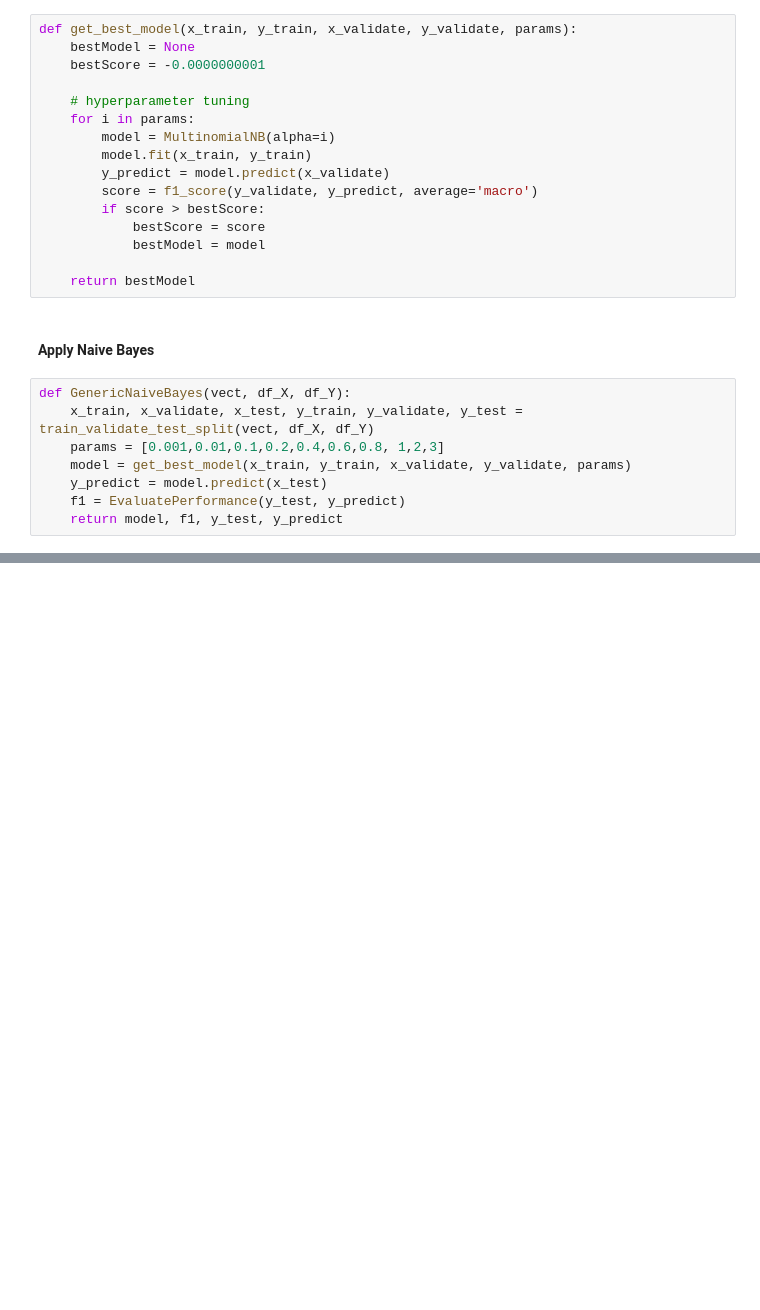
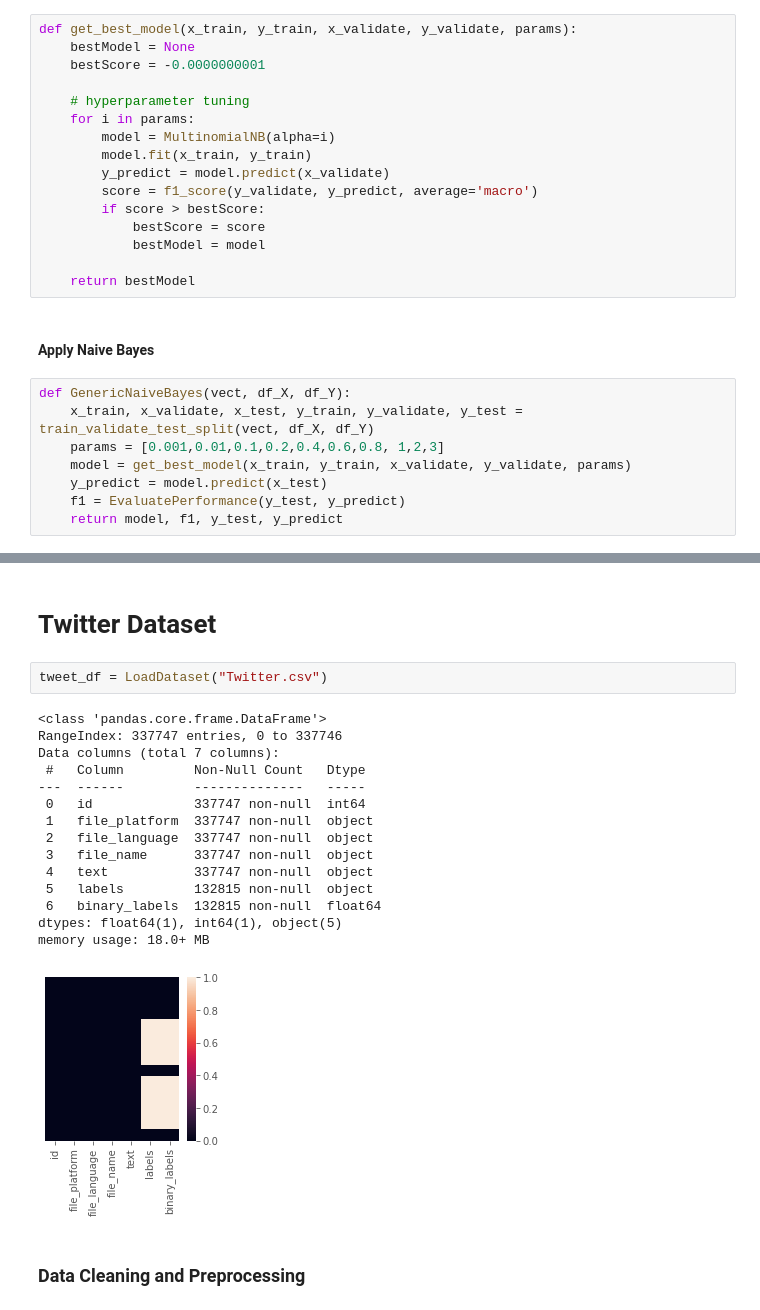
Before and after one commit to sayaranika/Abusive-Language-Detection-Using-Naive-Bayes, a Jupyter notebook: Abusive Language Detection.ipynb, the cells around one changed output, grey strips where cells are left out. Drawn from its saved outputs; the diff is of its cells as text; blank space fills up the shorter version.

```diff
--- a/Abusive Language Detection.ipynb
+++ b/Abusive Language Detection.ipynb
@@ -171,0 +188,22 @@ def GenericNaiveBayes(vect, df_X, df_Y):
+# %% [markdown]
+# Twitter Dataset
+# %%
+tweet_df = LoadDataset("Twitter.csv")
+# %% [output]
+<class 'pandas.core.frame.DataFrame'>
+RangeIndex: 337747 entries, 0 to 337746
+Data columns (total 7 columns):
+ #   Column         Non-Null Count   Dtype
+---  ------         --------------   -----
+ 0   id             337747 non-null  int64
+ 1   file_platform  337747 non-null  object
+ 2   file_language  337747 non-null  object
+ 3   file_name      337747 non-null  object
+ 4   text           337747 non-null  object
+ 5   labels         132815 non-null  object
+ 6   binary_labels  132815 non-null  float64
+dtypes: float64(1), int64(1), object(5)
+memory usage: 18.0+ MB
+[figure, added]
+# %% [markdown]
+### Data Cleaning and Preprocessing
```
Also changed, not shown: parts of 12 cells of this notebook.
